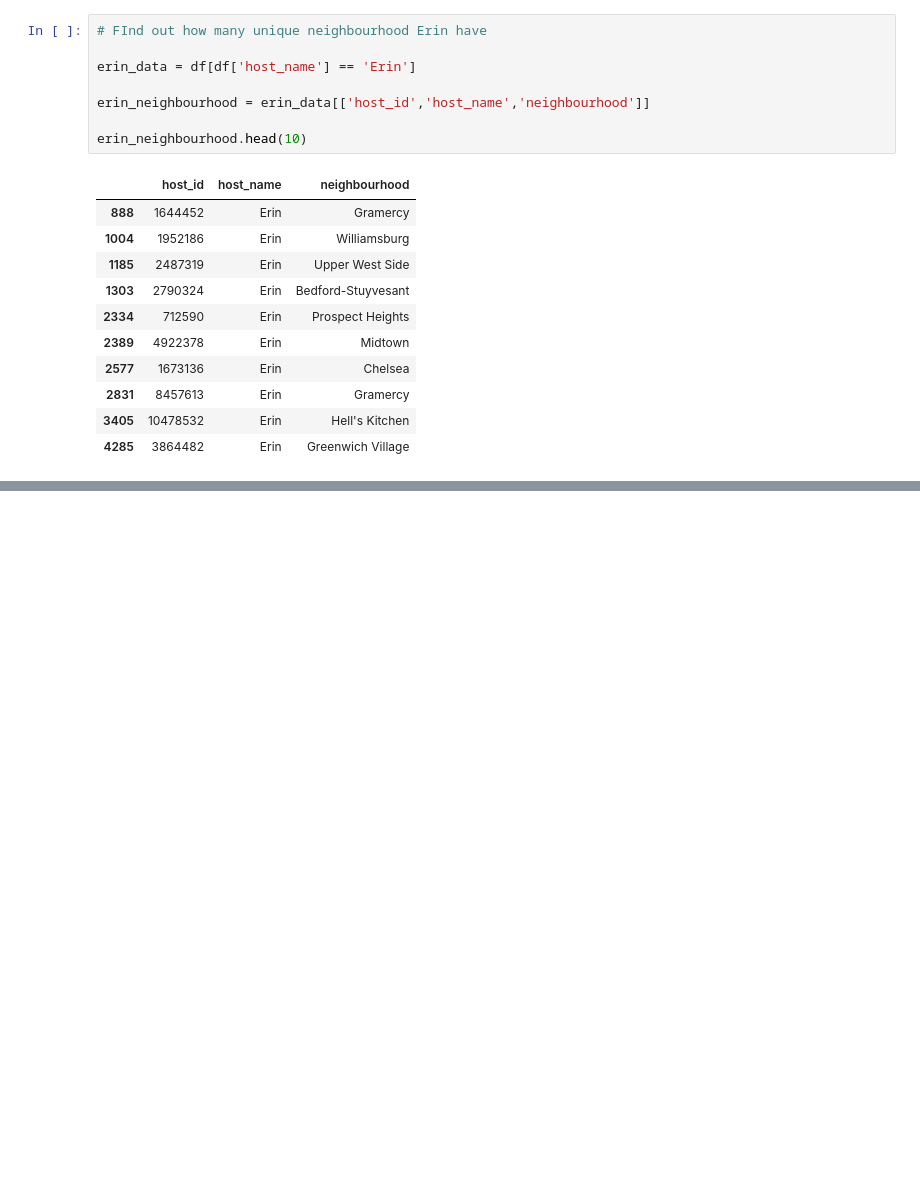
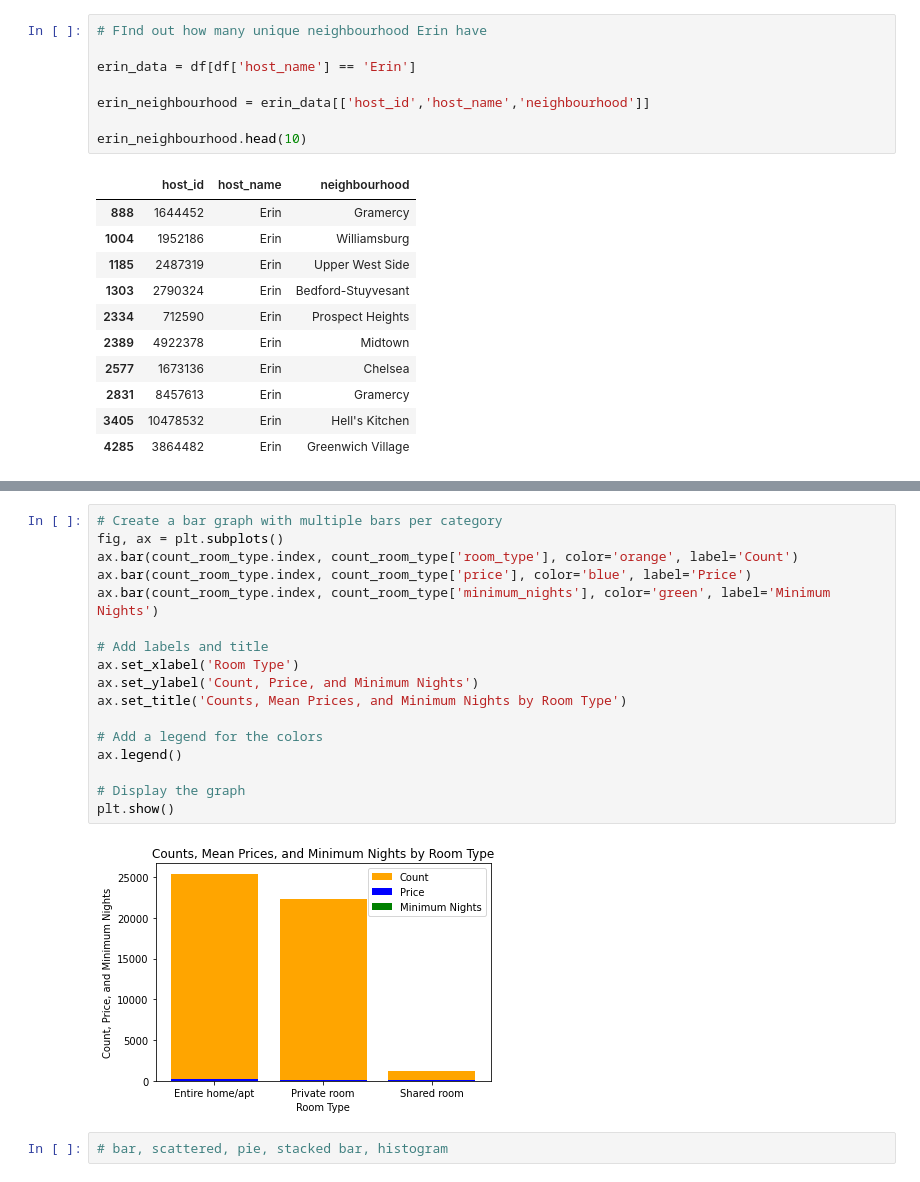
Before and after one commit to manish55shukla/AirBnb-Bookings-Analysis, a Jupyter notebook: Project_AirBnb_Bookings_Analysis.ipynb, the cells around one changed output, grey strips where cells are left out. Cells and saved outputs as stored; diff of their text form; blank space fills up the shorter version.

```diff
--- a/Project_AirBnb_Bookings_Analysis.ipynb
+++ b/Project_AirBnb_Bookings_Analysis.ipynb
@@ -230,0 +255,21 @@ Name: reviews_per_month, dtype: float64
+# %%
+# Create a bar graph with multiple bars per category
+fig, ax = plt.subplots()
+ax.bar(count_room_type.index, count_room_type['room_type'], color='orange', label='Count')
+ax.bar(count_room_type.index, count_room_type['price'], color='blue', label='Price')
+ax.bar(count_room_type.index, count_room_type['minimum_nights'], color='green', label='Minimum Nights')
+
+# Add labels and title
+ax.set_xlabel('Room Type')
+ax.set_ylabel('Count, Price, and Minimum Nights')
+ax.set_title('Counts, Mean Prices, and Minimum Nights by Room Type')
+
+# Add a legend for the colors
+ax.legend()
+
+# Display the graph
+plt.show()
+# %% [output]
+[figure, added]
+# %%
+# bar, scattered, pie, stacked bar, histogram
```
Also changed, not shown: parts of 17 cells of this notebook.
